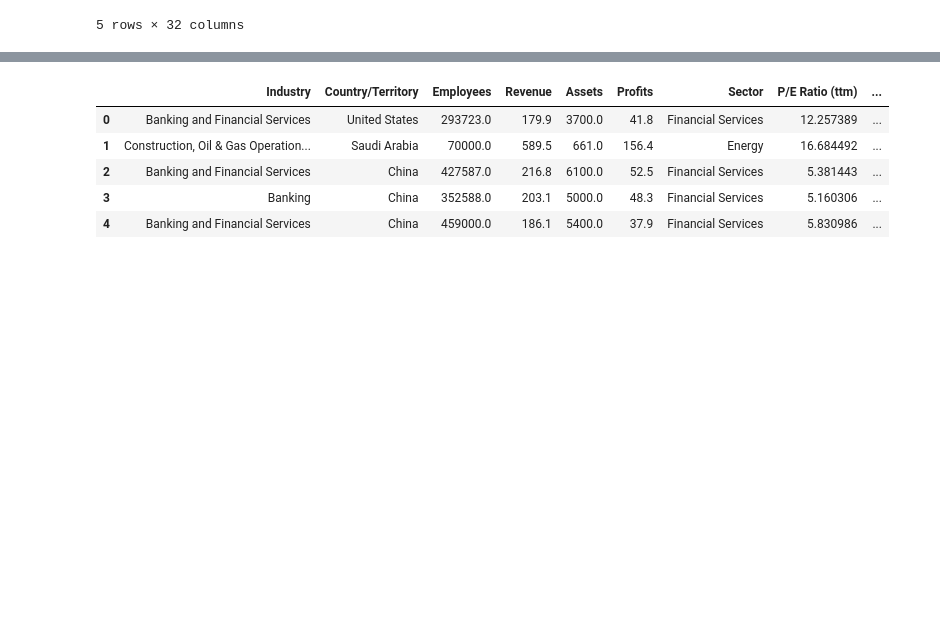
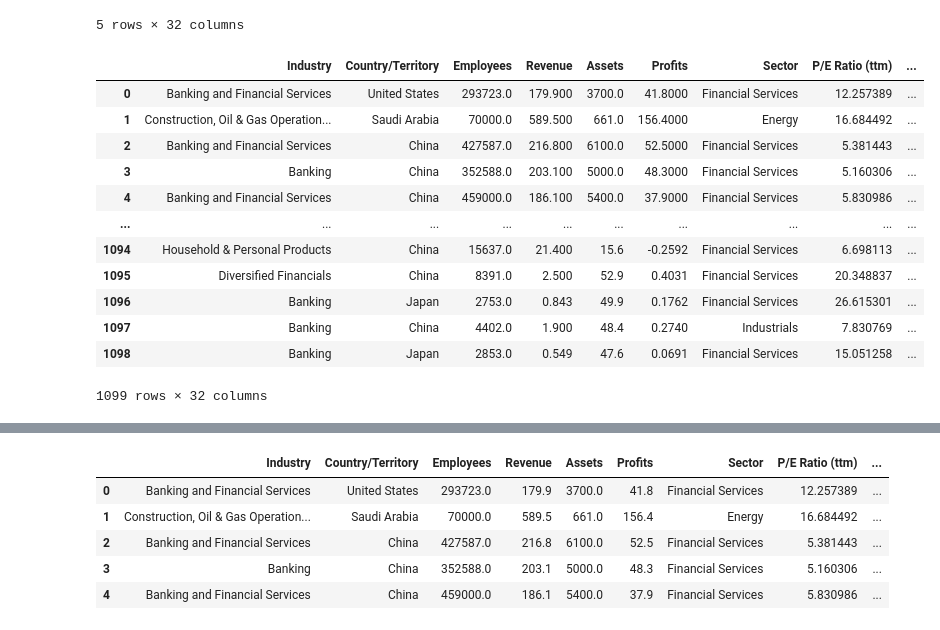
Before and after one commit to sjessies/Identificaci-n-de-Segmentos-de-Negocio, a Jupyter notebook: notebooks/final/clasificación_multietiqueta.ipynb, the cells around one changed output, grey strips where cells are left out. Drawn from its saved outputs; the diff is of its cells as text; code cells hidden in the pictures; blank space fills up the shorter version.

```diff
--- a/notebooks/final/clasificación_multietiqueta.ipynb
+++ b/notebooks/final/clasificación_multietiqueta.ipynb
@@ -253,3 +252,20 @@ df_new.head()
 | 3 | Banking | China | 352588.0 | 203.1 | 5000.0 | 48.3 | Financial Services | 5.160306 | ... |
 | 4 | Banking and Financial Services | China | 459000.0 | 186.1 | 5400.0 | 37.9 | Financial Services | 5.830986 | ... |
 5 rows × 32 columns
+# %%
+count_seg_df = df_new.copy()
+count_seg_df
+# %% [output]
+|  | Industry | Country/Territory | Employees | Revenue | Assets | Profits | Sector | P/E Ratio (ttm) | ... |
+| 0 | Banking and Financial Services | United States | 293723.0 | 179.900 | 3700.0 | 41.8000 | Financial Services | 12.257389 | ... |
+| 1 | Construction, Oil & Gas Operation... | Saudi Arabia | 70000.0 | 589.500 | 661.0 | 156.4000 | Energy | 16.684492 | ... |
+| 2 | Banking and Financial Services | China | 427587.0 | 216.800 | 6100.0 | 52.5000 | Financial Services | 5.381443 | ... |
+| 3 | Banking | China | 352588.0 | 203.100 | 5000.0 | 48.3000 | Financial Services | 5.160306 | ... |
+| 4 | Banking and Financial Services | China | 459000.0 | 186.100 | 5400.0 | 37.9000 | Financial Services | 5.830986 | ... |
+| ... | ... | ... | ... | ... | ... | ... | ... | ... | ... |
+| 1094 | Household & Personal Products | China | 15637.0 | 21.400 | 15.6 | -0.2592 | Financial Services | 6.698113 | ... |
+| 1095 | Diversified Financials | China | 8391.0 | 2.500 | 52.9 | 0.4031 | Financial Services | 20.348837 | ... |
+| 1096 | Banking | Japan | 2753.0 | 0.843 | 49.9 | 0.1762 | Financial Services | 26.615301 | ... |
+| 1097 | Banking | China | 4402.0 | 1.900 | 48.4 | 0.2740 | Industrials | 7.830769 | ... |
+| 1098 | Banking | Japan | 2853.0 | 0.549 | 47.6 | 0.0691 | Financial Services | 15.051258 | ... |
+1099 rows × 32 columns
```
Also changed, not shown: parts of 11 cells of this notebook, 6 other files.
